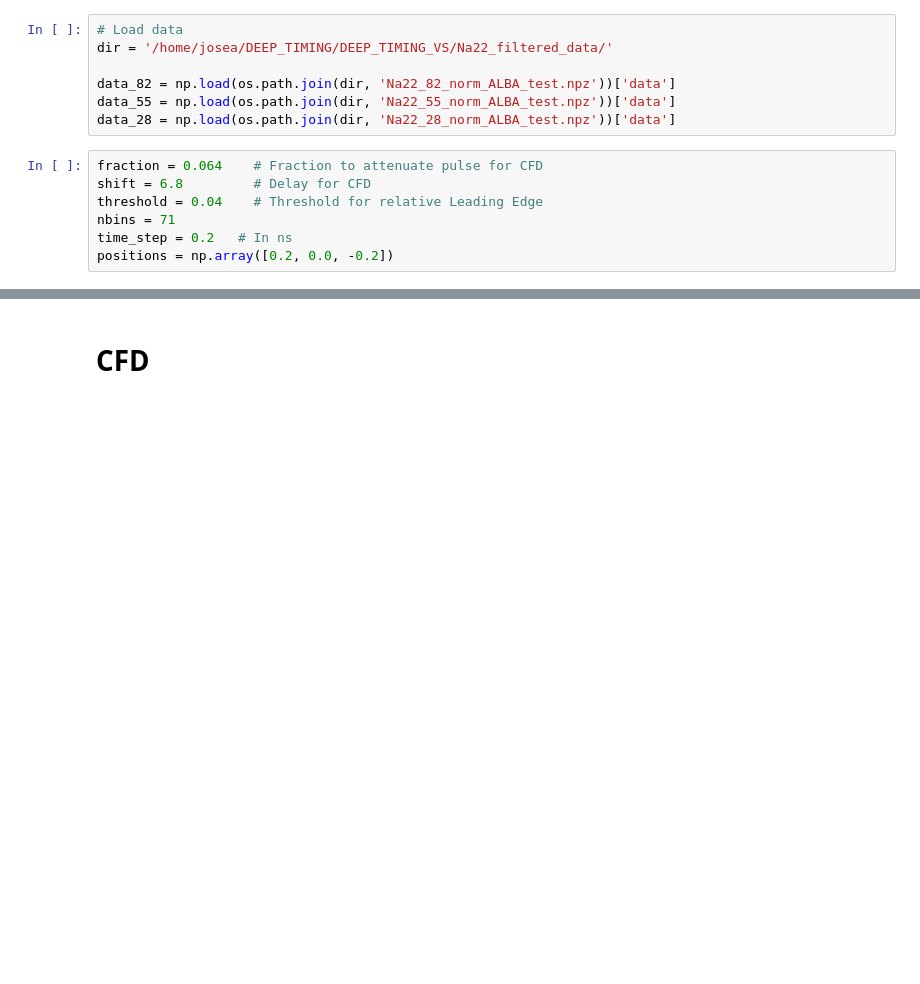
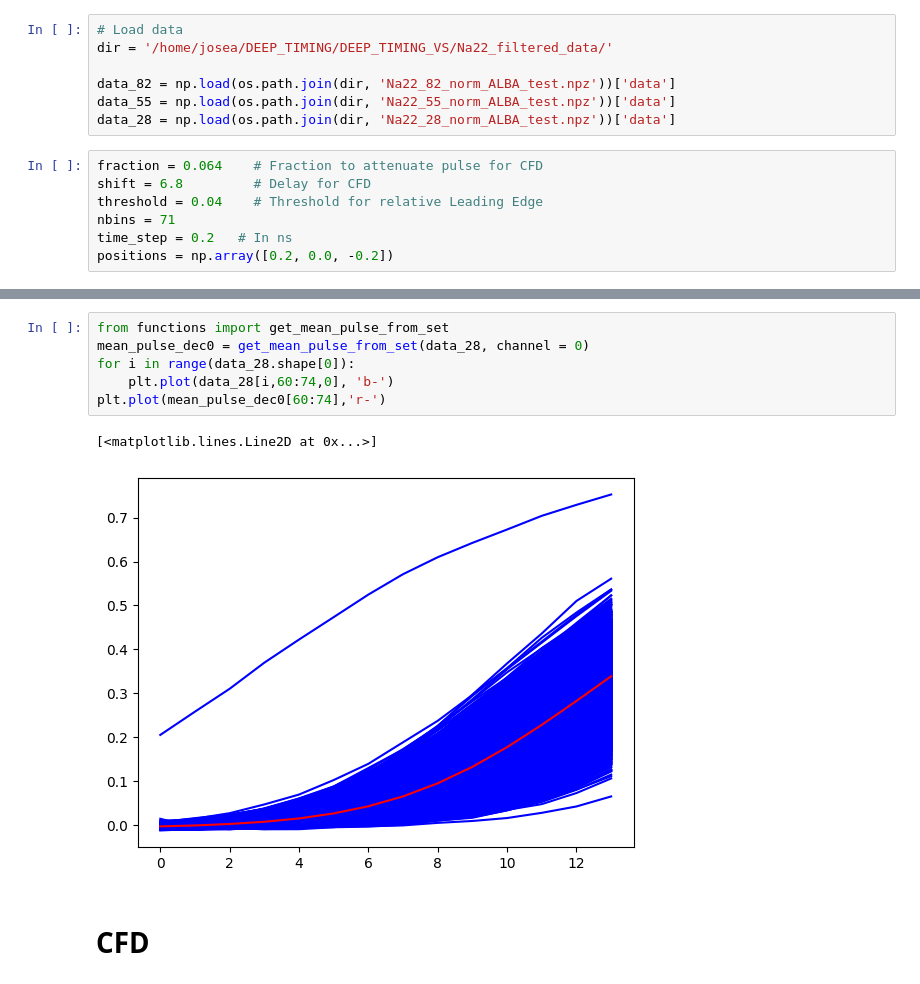
Before and after one commit to wjosefw/MLTiming, a Jupyter notebook: Traditional_methods.ipynb, the cells around one changed output, grey strips where cells are left out. Drawn from its saved outputs; the diff is of its cells as text; blank space fills up the shorter version.

```diff
--- a/Traditional_methods.ipynb
+++ b/Traditional_methods.ipynb
@@ -76,3 +122,12 @@ Text(0, 0.5, 'Error (ns)')
+# %%
+from functions import get_mean_pulse_from_set
+mean_pulse_dec0 = get_mean_pulse_from_set(data_28, channel = 0)
+for i in range(data_28.shape[0]):
+    plt.plot(data_28[i,60:74,0], 'b-')
+plt.plot(mean_pulse_dec0[60:74],'r-')
+# %% [output]
+[<matplotlib.lines.Line2D at 0x...>]
+[figure, added]
 # %% [markdown]
 # **CFD**
 # %%
```
Also changed, not shown: parts of 3 cells of this notebook, 3 other files.
